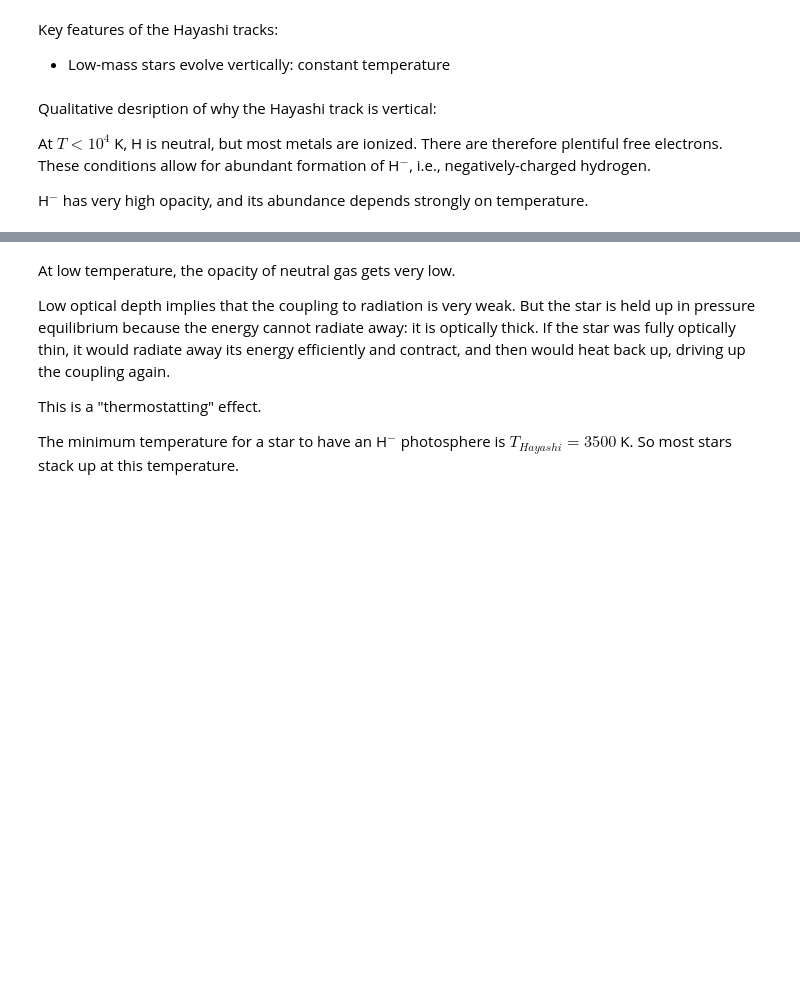
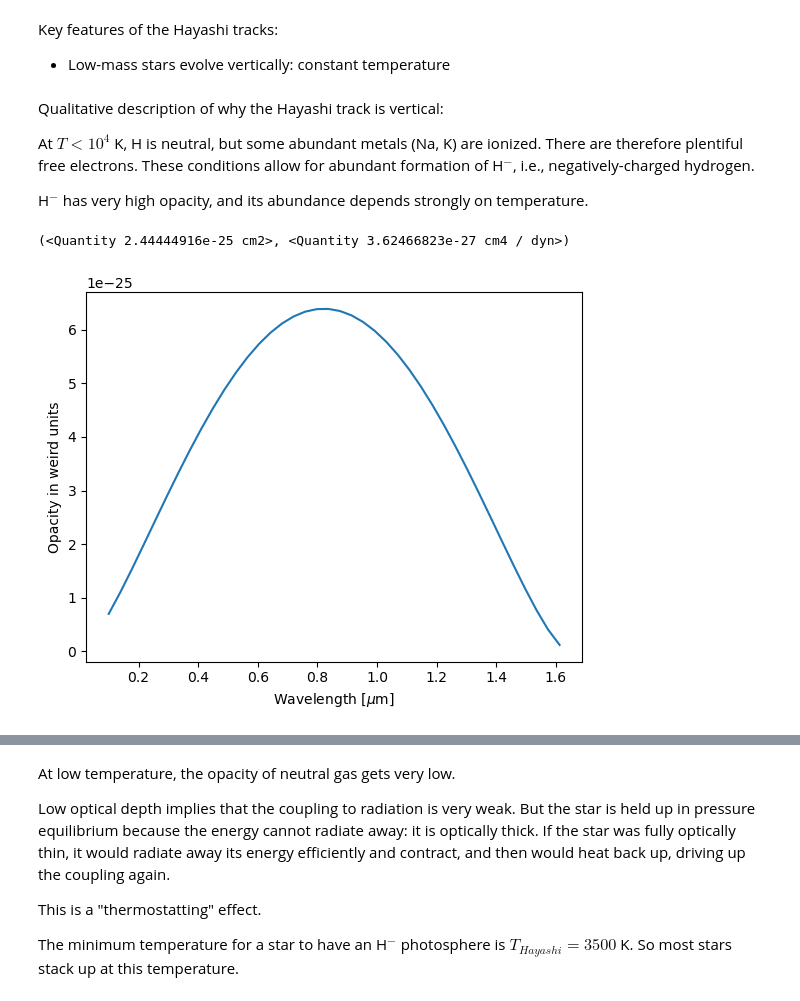
Before and after one commit to keflavich/StarFormationClass, a Jupyter notebook: lectures/Lecture 9 - Observables of Protostellar Evolution.ipynb, the cells around one changed output, grey strips where cells are left out. Drawn from its saved outputs; the diff is of its cells as text; code cells hidden in the pictures; blank space fills up the shorter version.

```diff
--- a/lectures/Lecture 9 - Observables of Protostellar Evolution.ipynb
+++ b/lectures/Lecture 9 - Observables of Protostellar Evolution.ipynb
@@ -57,8 +59,33 @@ Key features of the Hayashi tracks:
 
  * Low-mass stars evolve vertically: constant temperature
 # %% [markdown]
-Qualitative desription of why the Hayashi track is vertical:
+Qualitative description of why the Hayashi track is vertical:
 
-At $T<10^4$ K, H is neutral, but most metals are ionized.  There are therefore plentiful free electrons.  These conditions allow for abundant formation of H$^-$, i.e., negatively-charged hydrogen.
+At $T<10^4$ K, H is neutral, but some abundant metals (Na, K) are ionized.  There are therefore plentiful free electrons.  These conditions allow for abundant formation of H$^-$, i.e., negatively-charged hydrogen.
 
 H$^{-}$ has very high opacity, and its abundance depends strongly on temperature.
+# %%
+# H- opacity from 1988A&A...193..189J
+# I question these values... everyone else says kappa ~ T
+
+from astropy import units as u
+lam0 = 1.6419*u.um
+def kappa_hminus(T, lam):
+    # something is wrong: what value is alpha supposed to have?
+    # kappa(5040, 1.0) = 85.18
+    alpha = 1.439e5 * u.um * u.K
+    return (0.75*u.cm**2*u.dyne**-1 * (T/u.K)**-2.5 * np.exp(alpha/lam0/T) * (1-np.exp(-alpha/lam/T)) * sigma_hminus(lam)).to(u.cm**4*u.dyne**-1)
+def sigma_hminus(lam):
+    return (1e-18 * (lam)**3 * (1/lam - 1/lam0)**1.5 * u.cm**0.5).to(u.cm**2)
+sigma_hminus(0.85*u.um), kappa_hminus(4000*u.K, 0.85*u.um)
+sigma_hminus(1.0*u.um), kappa_hminus(5040*u.K, 1.0*u.um)
+# %% [output]
+(<Quantity 2.44444916e-25 cm2>, <Quantity 3.62466823e-27 cm4 / dyn>)
+# %%
+import pylab as pl
+lam = np.linspace(1000*u.AA, 2*u.um)
+pl.plot(lam, kappa_hminus(4000*u.K, lam))
+pl.xlabel("Wavelength [$\\mu$m]")
+pl.ylabel("Opacity in weird units");
+# %% [output]
+[figure, added]
```
Also changed, not shown: parts of 5 cells of this notebook, 4 other files.
